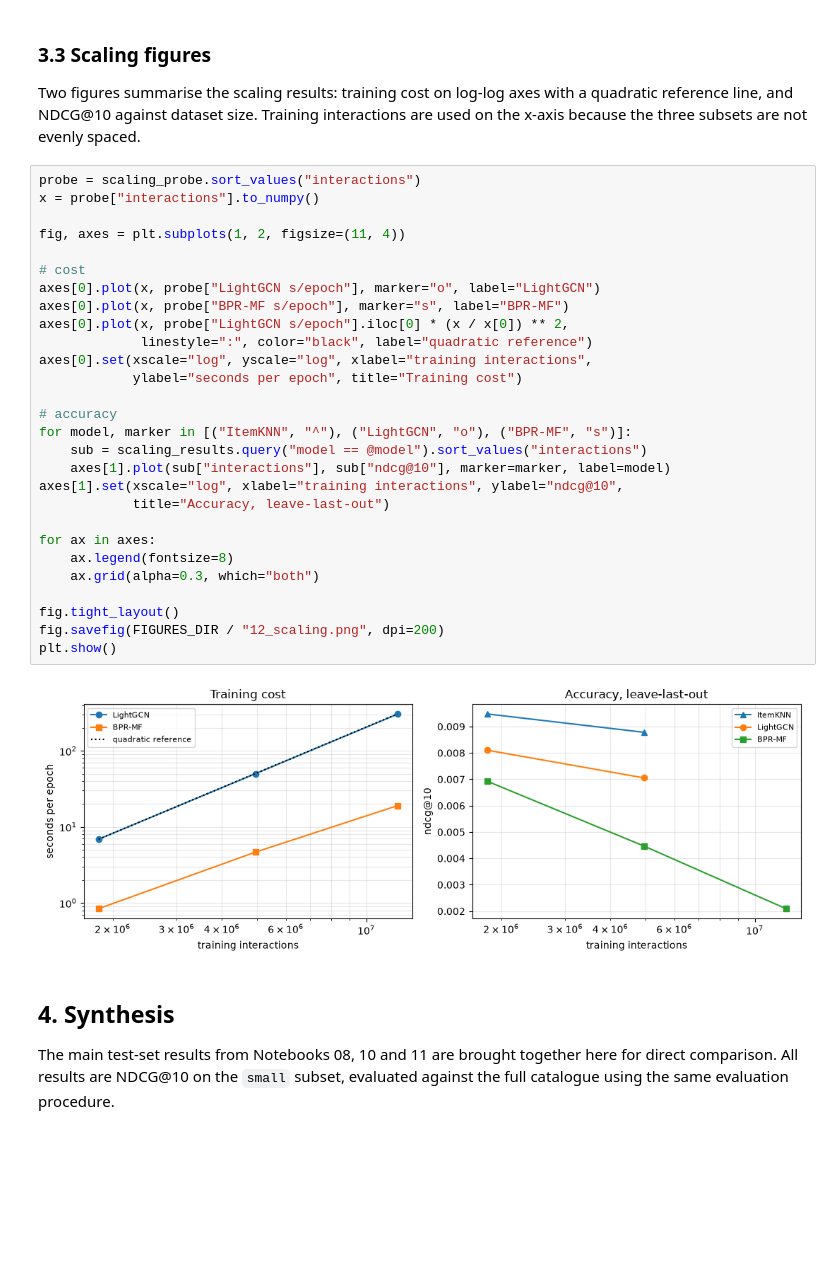
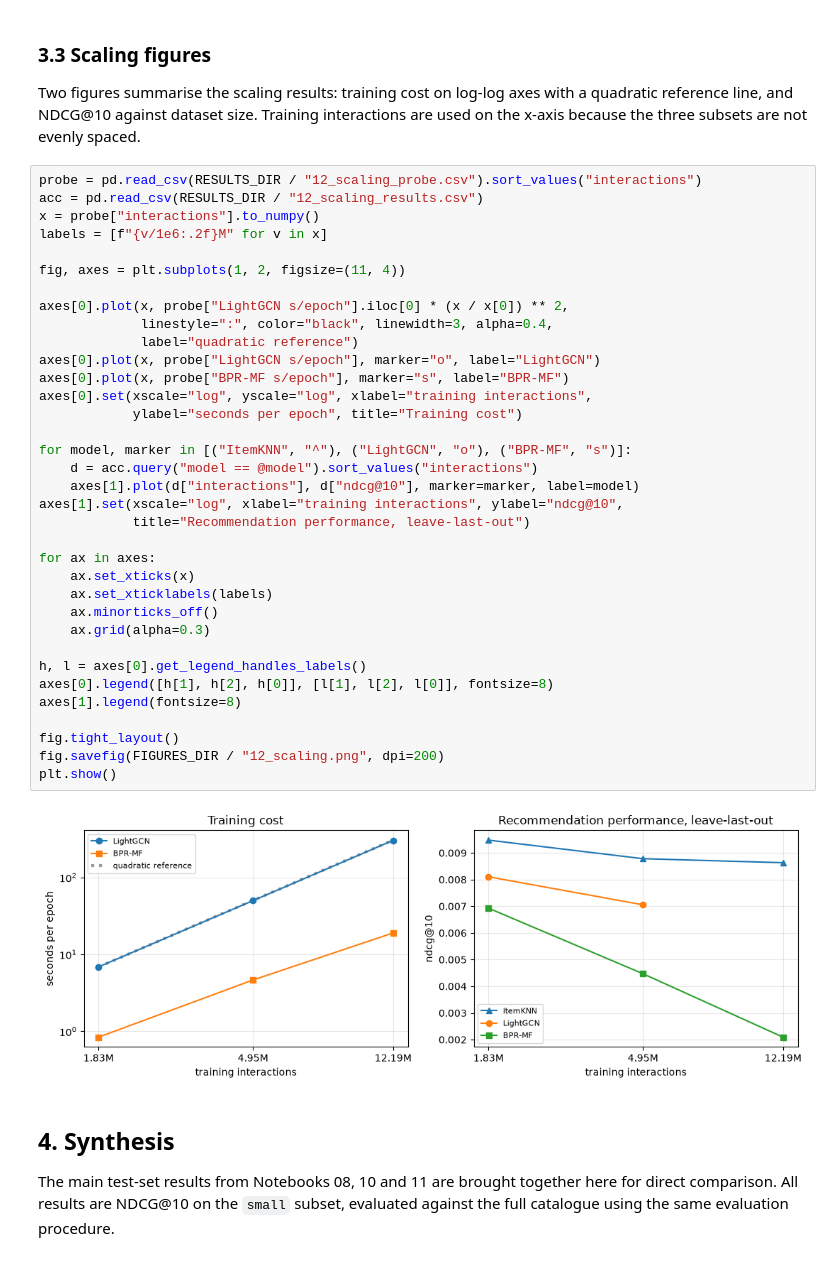
Before and after one commit to ErjonXhani/gnn-recommender-dissertation, a Jupyter notebook: notebooks/12_significance_scaling_synthesis.ipynb, the cells around one changed output. Cells and saved outputs as stored; diff of their text form; blank space fills up the shorter version.

Commit message:
Add full-scale ItemKNN results and improve visualisation while writing the report

```diff
--- a/notebooks/12_significance_scaling_synthesis.ipynb
+++ b/notebooks/12_significance_scaling_synthesis.ipynb
@@ -650,35 +647,42 @@ Two figures summarise the scaling results: training cost on log-log axes with a
 reference line, and NDCG@10 against dataset size. Training interactions are used on the
 x-axis because the three subsets are not evenly spaced.
 # %%
-probe = scaling_probe.sort_values("interactions")
+probe = pd.read_csv(RESULTS_DIR / "12_scaling_probe.csv").sort_values("interactions")
+acc = pd.read_csv(RESULTS_DIR / "12_scaling_results.csv")
 x = probe["interactions"].to_numpy()
+labels = [f"{v/1e6:.2f}M" for v in x]
 
 fig, axes = plt.subplots(1, 2, figsize=(11, 4))
 
-# cost
+axes[0].plot(x, probe["LightGCN s/epoch"].iloc[0] * (x / x[0]) ** 2,
+             linestyle=":", color="black", linewidth=3, alpha=0.4,
+             label="quadratic reference")
 axes[0].plot(x, probe["LightGCN s/epoch"], marker="o", label="LightGCN")
 axes[0].plot(x, probe["BPR-MF s/epoch"], marker="s", label="BPR-MF")
-axes[0].plot(x, probe["LightGCN s/epoch"].iloc[0] * (x / x[0]) ** 2,
-             linestyle=":", color="black", label="quadratic reference")
 axes[0].set(xscale="log", yscale="log", xlabel="training interactions",
             ylabel="seconds per epoch", title="Training cost")
 
-# accuracy
 for model, marker in [("ItemKNN", "^"), ("LightGCN", "o"), ("BPR-MF", "s")]:
-    sub = scaling_results.query("model == @model").sort_values("interactions")
-    axes[1].plot(sub["interactions"], sub["ndcg@10"], marker=marker, label=model)
+    d = acc.query("model == @model").sort_values("interactions")
+    axes[1].plot(d["interactions"], d["ndcg@10"], marker=marker, label=model)
 axes[1].set(xscale="log", xlabel="training interactions", ylabel="ndcg@10",
-            title="Accuracy, leave-last-out")
+            title="Recommendation performance, leave-last-out")
 
 for ax in axes:
-    ax.legend(fontsize=8)
-    ax.grid(alpha=0.3, which="both")
+    ax.set_xticks(x)
+    ax.set_xticklabels(labels)
+    ax.minorticks_off()
+    ax.grid(alpha=0.3)
+
+h, l = axes[0].get_legend_handles_labels()
+axes[0].legend([h[1], h[2], h[0]], [l[1], l[2], l[0]], fontsize=8)
+axes[1].legend(fontsize=8)
 
 fig.tight_layout()
 fig.savefig(FIGURES_DIR / "12_scaling.png", dpi=200)
 plt.show()
 # %% [output]
-[figure, old version]
+[figure, new version]
 # %% [markdown]
 ## 4. Synthesis
 
```
Also changed, not shown: parts of 4 cells of this notebook, 5 other files.
